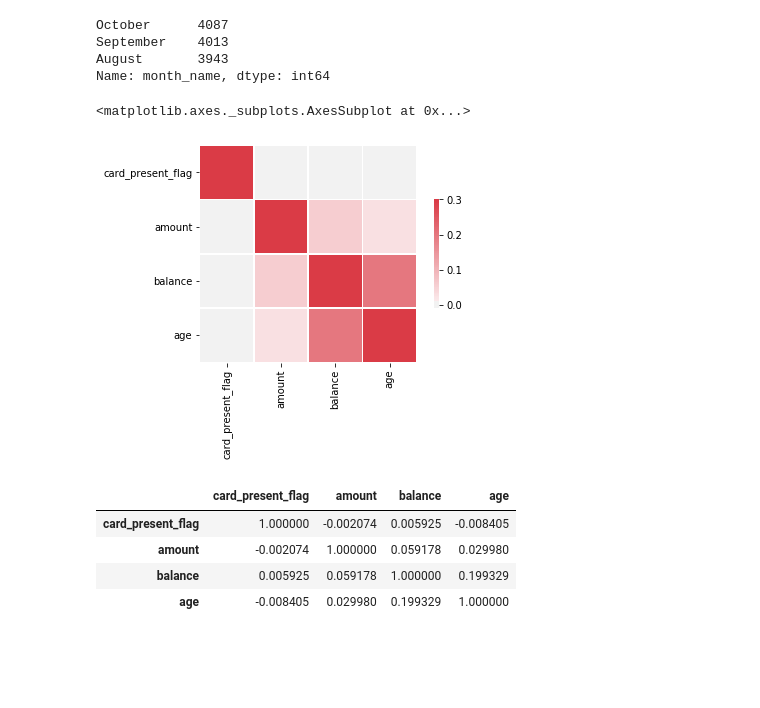
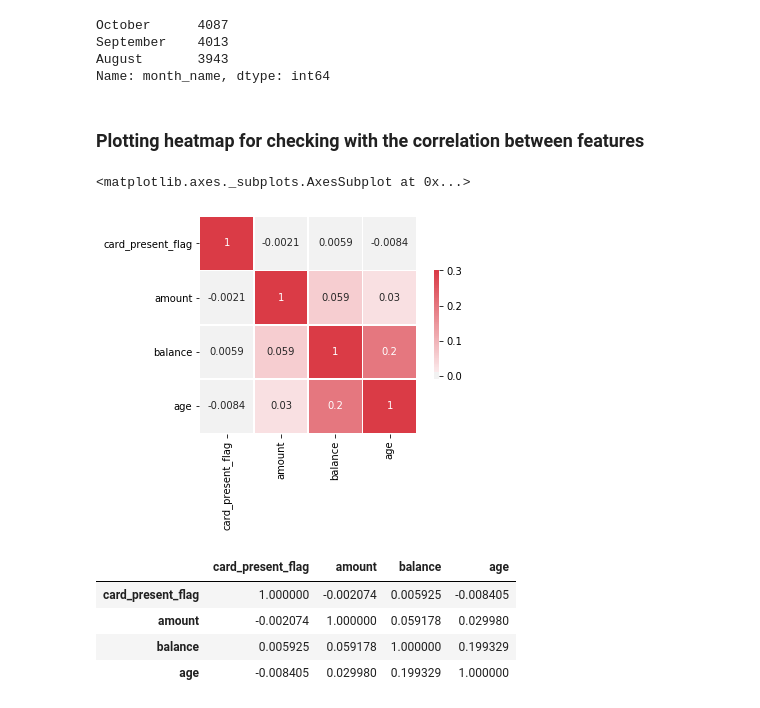
Before and after one commit to ashikshafi08/ANZ-Virtual-Internship, a Jupyter notebook: ANZ Real.ipynb, the cells around one changed output. Drawn from its saved outputs; the diff is of its cells as text; code cells hidden in the pictures; blank space fills up the shorter version.

```diff
--- a/ANZ Real.ipynb
+++ b/ANZ Real.ipynb
@@ -117,19 +203,21 @@ October      4087
 September    4013
 August       3943
 Name: month_name, dtype: int64
+# %% [markdown]
+### Plotting heatmap for checking with the correlation between features
 # %%
 # Plotting the correlation heatmap
 cor_mat = df[['card_present_flag' , 'amount' , 'balance' ,'date' , 'status',
              'bpay_biller_code' , 'account' , 'txn_description',
              'gender' , 'age' , 'extraction']].corr()
 # Custom cmap pallete
 cmap = sns.diverging_palette(220 , 10 , as_cmap=True)
 
 # Building heatmap
-sns.heatmap(cor_mat ,vmax=.3 , center=0 , cmap=cmap , square=True , linewidths=.5 , cbar_kws={'shrink': .5})
+sns.heatmap(cor_mat ,vmax=.3 ,annot=True, center=0 , cmap=cmap , square=True , linewidths=.5 , cbar_kws={'shrink': .5})
 # %% [output]
 <matplotlib.axes._subplots.AxesSubplot at 0x...>
-[figure, old version]
+[figure, new version]
 # %%
 # Correlation matrix in Tabular form
 cor_mat
```
Also changed, not shown: parts of 167 cells of this notebook, 2 other files.
